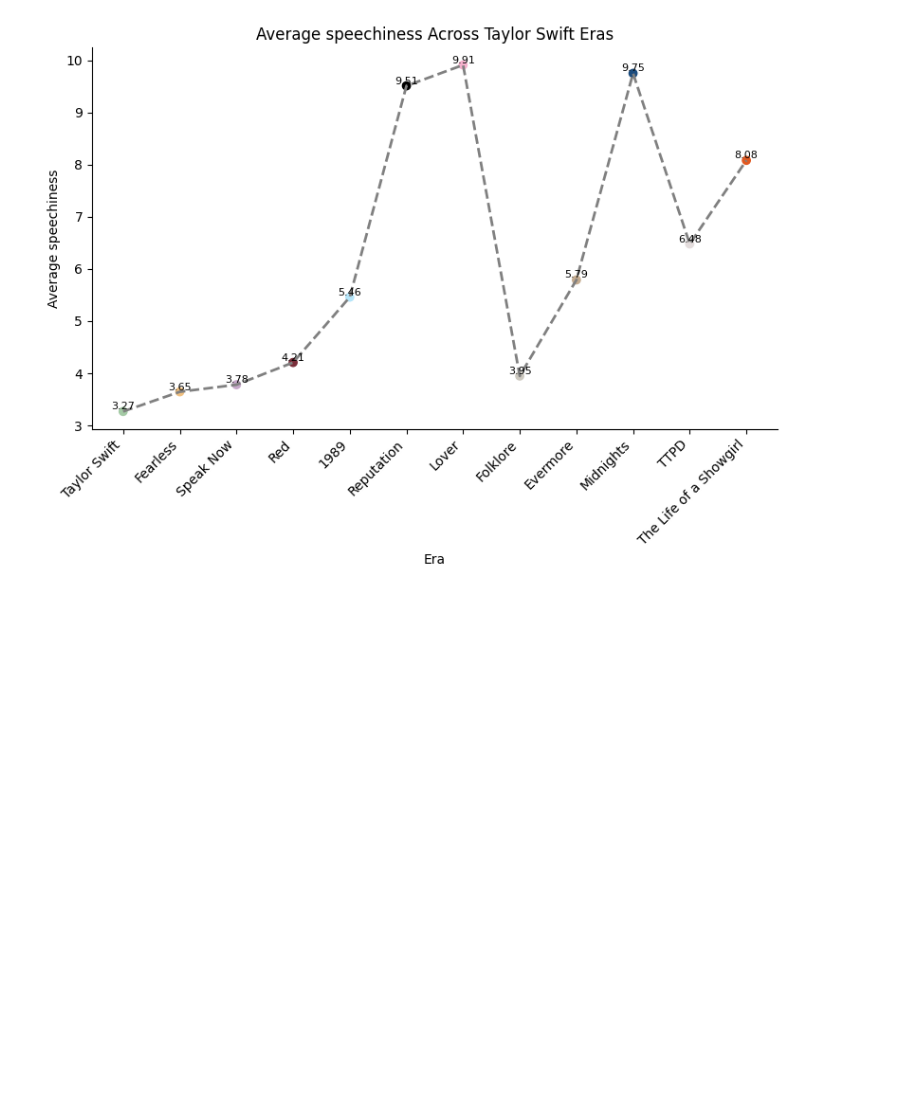
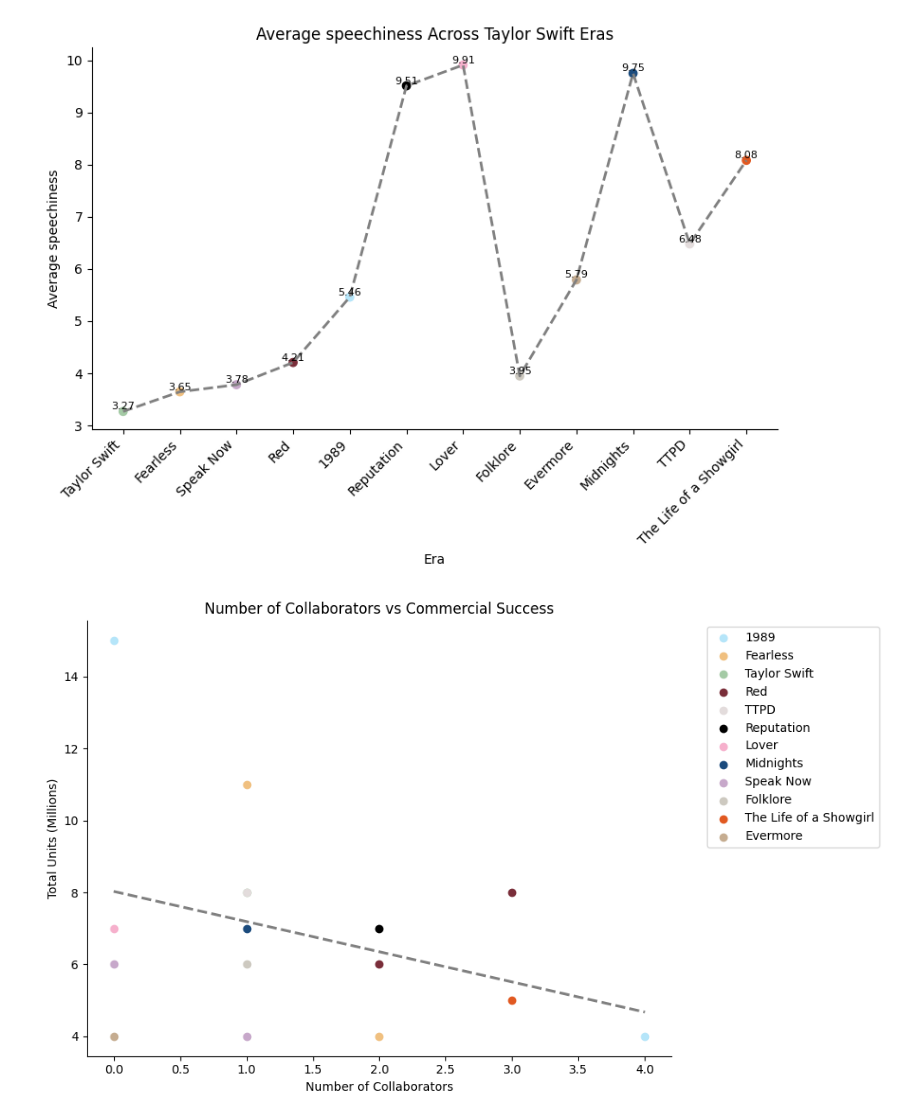
Before and after one commit to haskinse/bee2041_empirical_project, a Jupyter notebook: source_code/04_analysis.ipynb, the cells around one changed output. Cells and saved outputs as stored; diff of their text form; code cells hidden in the pictures; blank space fills up the shorter version.

Commit message:
Plot number of collaborators per album against commercial success.

```diff
--- a/source_code/04_analysis.ipynb
+++ b/source_code/04_analysis.ipynb
@@ -308,3 +308,57 @@ for feature in features: # for each feature in the list
 [figure]
 [figure]
 [figure]
+# %%
+conn = sqlite3.connect(f"{project_path}/data/clean/taylor_swift.db") # make a connection to SQLite database
+
+# calculate the number of unique collaborators per album and combine this with total certified units
+collabs = pd.read_sql("""
+SELECT a.album_id, a.album_name, COUNT(DISTINCT ta.artist_id) - 1 AS num_collaborators, (a.riaa_units + a.bpi_units) / 1000000 AS total_units
+FROM albums a
+JOIN tracks t ON a.album_id = t.album_id
+JOIN track_artists ta ON t.track_id = ta.track_id
+GROUP BY a.album_id, a.album_name
+ORDER BY total_units DESC
+""", conn)
+
+# group Taylor’s Version albums with their original era
+collabs["era"] = collabs["album_name"].str.replace(r" \(Taylor's Version\)", "", regex = True)
+
+collabs["era"] = collabs["era"].replace({"The Tortured Poets Department": "TTPD"}) # replace Tortured Poets with TTPD for readability
+
+base_colours = collabs["era"].astype(str).map(era_colours).fillna("#cccccc") # assign consistent colours to each era
+
+sns.reset_defaults() # use default formatting
+
+plt.figure(figsize = (10, 6)) # set figure size
+
+# add a line of best fit to show the overall relationship between collaborators and success
+sns.regplot(x = collabs["num_collaborators"], y = collabs["total_units"], ci = None, scatter = False, line_kws = {"color": "grey", "linestyle": "--"})
+
+for era in collabs["era"].unique(): # seperate rows for each era so they can be plotted separately with labels
+  subset = collabs[collabs["era"] == era]
+
+  # plot era-specific points and use labels to create the legend
+  plt.scatter(subset["num_collaborators"], subset["total_units"], color = era_colours.get(era, "#cccccc"), label = era)
+
+plt.legend(bbox_to_anchor = (1.05, 1), loc = "upper left") # place legend outside the plot area to keep the chart readable
+
+# label axes and title
+plt.xlabel("Number of Collaborators")
+plt.ylabel("Total Units (Millions)")
+plt.title("Number of Collaborators vs Commercial Success")
+
+# remove unnecessary borders for a cleaner visual style
+plt.gca().spines["top"].set_visible(False)
+plt.gca().spines["right"].set_visible(False)
+
+plt.savefig(f"{project_path}/output/figures/collaborations/number_of_collabs.png", dpi = 300, bbox_inches = "tight") # saves figure to drive
+
+# display chart
+plt.tight_layout()
+plt.show()
+
+conn.close()
+# close database connection
+# %% [output]
+[figure, added]
```
Also changed, not shown: parts of 4 cells of this notebook.
